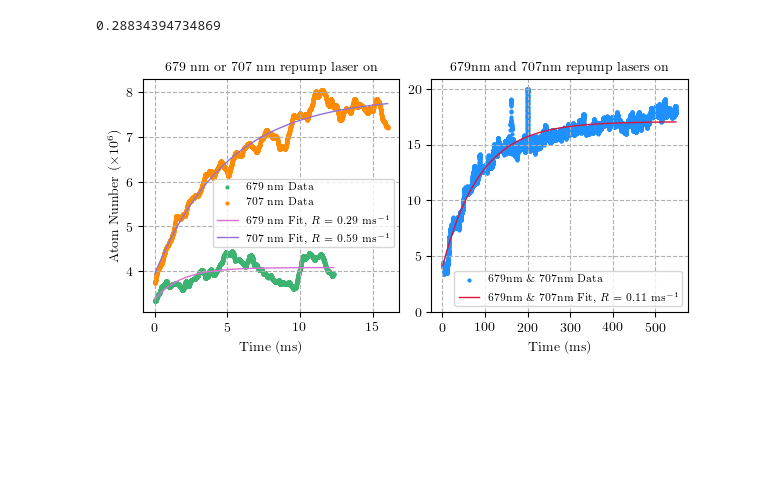
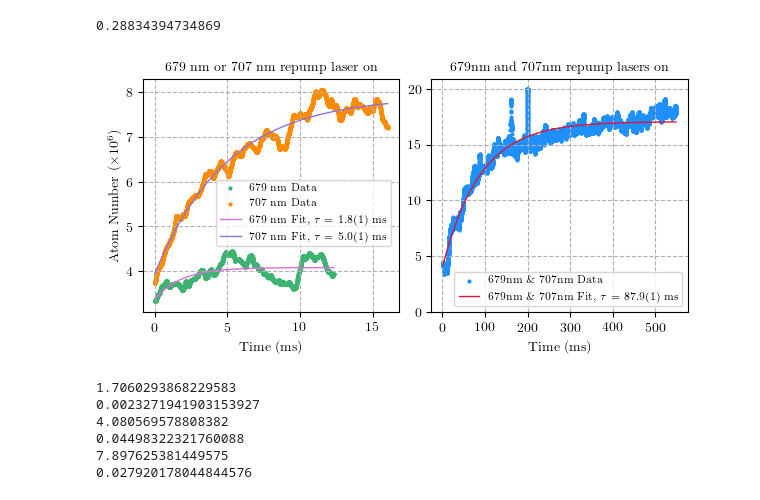
Before and after one commit to hsuchungchuan/Projects, a Jupyter notebook: 3D MOT Plots/Loading_Repump_Jiajun/250510 3DBlueMOTLoadingRateAllSignalsTwoColumnPlot.ipynb, the cells around one changed output. Saved outputs shown, nothing was run; the diff lists cells and outputs as text; code cells hidden in the pictures; blank space fills up the shorter version.

```diff
--- a/3D MOT Plots/Loading_Repump_Jiajun/250510 3DBlueMOTLoadingRateAllSignalsTwoColumnPlot.ipynb
+++ b/3D MOT Plots/Loading_Repump_Jiajun/250510 3DBlueMOTLoadingRateAllSignalsTwoColumnPlot.ipynb
@@ -272,25 +272,44 @@ def number_of_atoms(photodiode_voltage_in_mV):
 # %%
 fig, (ax1, ax2) = plt.subplots(1, 2, constrained_layout=True)
 
 ax1.scatter(filtered_x_6, number_of_atoms(filtered_y_6),color = "mediumseagreen", label='679 nm Data')
 ax1.scatter(filtered_x_7, number_of_atoms(filtered_y_7),color = "darkorange", label='707 nm Data')
-ax1.plot(filtered_x_6, number_of_atoms(y_fit_6),  color='orchid', label=r'679 nm Fit, $R$ = %.2f ms$^{-1}$' %(a_opt_6*b_opt_6))
-ax1.plot(filtered_x_7,number_of_atoms(y_fit_7), color='mediumpurple', label=r'707 nm Fit, $R$ = %.2f ms$^{-1}$' %(a_opt_7*b_opt_7))
+ax1.plot(filtered_x_6, number_of_atoms(y_fit_6),  color='orchid', label=r'679 nm Fit, $\tau$ = %.1f(%d) ms' %(1/b_opt_6, 10*np.sqrt(np.diag(covariance_6)[1])/b_opt_6**2))
+ax1.plot(filtered_x_7,number_of_atoms(y_fit_7), color='mediumpurple', label=r'707 nm Fit, $\tau$ = %.1f(%d) ms' %(1/b_opt_7, np.ceil(10*np.sqrt(np.diag(covariance_7)[1])/b_opt_7**2)))
 # ax1.set_yticks(np.arange(0,18,2))
 ax1.legend(bbox_to_anchor=(0.625, 0.425), loc='center')  # Custom location
 ax1.set_xlabel('Time (ms)')
 ax1.set_ylabel(r"Atom Number ($\times$10$^6$)")
 ax1.set_title('679 nm or 707 nm repump laser on')
 
 ax2.scatter(filtered_x[::10], number_of_atoms(filtered_y[::10]),color = "dodgerblue",label='679nm \& 707nm Data')
-ax2.plot(filtered_x, number_of_atoms(y_fit),color='crimson', label=r'679nm \& 707nm Fit, $R$ = %.2f ms$^{-1}$' %(a_opt*b_opt))
+ax2.plot(filtered_x, number_of_atoms(y_fit),color='crimson', label=r'679nm \& 707nm Fit, $\tau$ = %.1f(%d) ms' %(1/b_opt, 10*np.sqrt(np.diag(covariance)[1])/b_opt**2))
 ax2.set_yticks(np.arange(0,25,5))
 ax2.set_xticks(np.arange(0,600,100))
 ax2.legend(loc='lower right')
 # ax2.legend(bbox_to_anchor=(0.55, 0.3), loc='center')  # Custom location
 ax2.set_xlabel('Time (ms)')
 ax2.set_title('679nm and 707nm repump lasers on')
 
-plt.savefig('250510 3DBlueMOTLoadingRepumpIndividualCombined.pdf', dpi=300)
+plt.savefig('250605 3DBlueMOTLoadingRepumpIndividualCombined.pdf', dpi=300)
 # %% [output]
-[figure, old version]
+[figure, new version]
+# %%
+print(1/10*number_of_atoms(a_opt+c_opt))
+
+print(1/10*number_of_atoms(np.sqrt(np.diag(covariance)[0])+np.sqrt(np.diag(covariance)[2])))
+
+print(number_of_atoms(a_opt_6+c_opt_6))
+
+print(number_of_atoms(np.sqrt(np.diag(covariance_6)[0])+np.sqrt(np.diag(covariance_6)[2])))
+
+print(number_of_atoms(a_opt_7+c_opt_7))
+
+print(number_of_atoms(np.sqrt(np.diag(covariance_7)[0])+np.sqrt(np.diag(covariance_7)[2])))
+# %% [output]
+1.7060293868229583
+0.0023271941903153927
+4.080569578808382
+0.04498322321760088
+7.897625381449575
+0.027920178044844576
```
Also changed, not shown: parts of 2 cells of this notebook, 2 other files.
